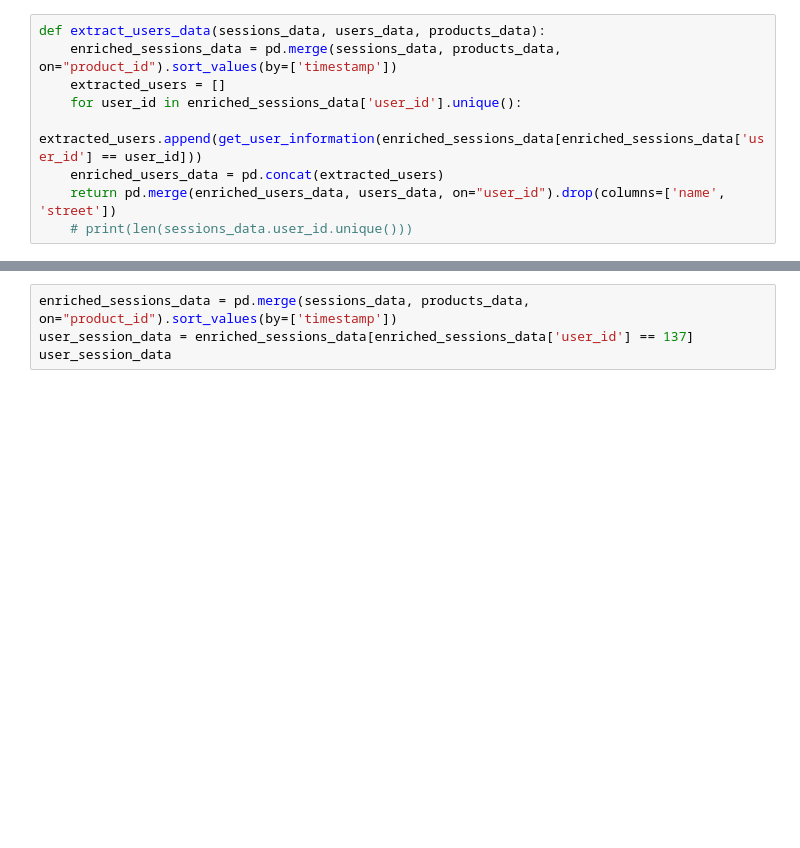
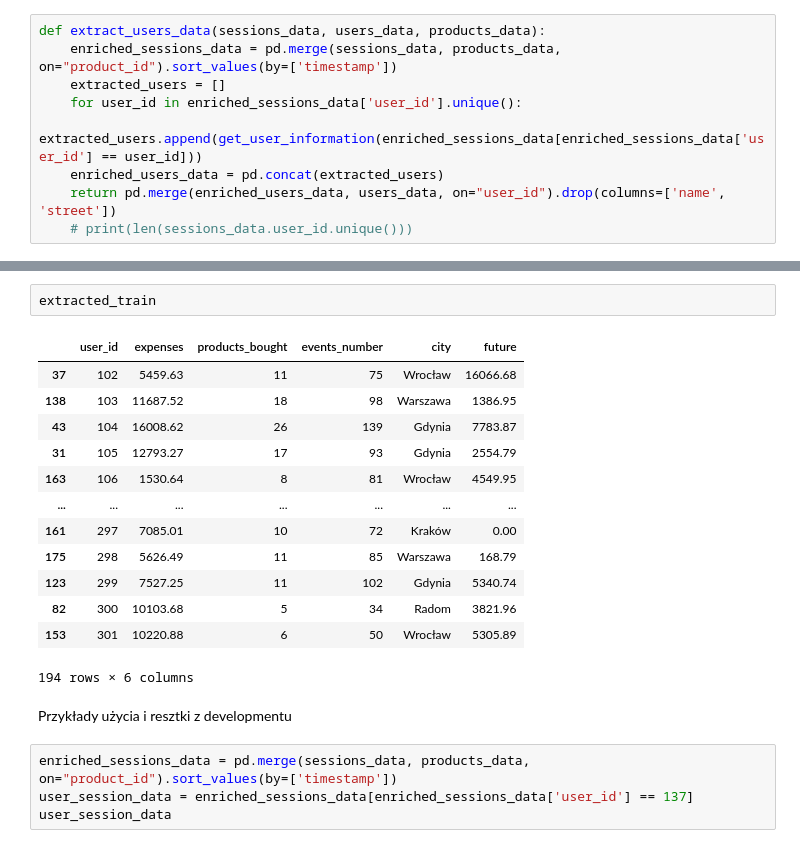
Before and after one commit to Robak132/IUM, a Jupyter notebook: notebooks/session_extraction.ipynb, the cells around one changed output, grey strips where cells are left out. Drawn from its saved outputs; the diff is of its cells as text; blank space fills up the shorter version.

```diff
--- a/notebooks/session_extraction.ipynb
+++ b/notebooks/session_extraction.ipynb
@@ -217,3 +267,21 @@ extract_users_data(sessions_data, users_data, products_data)
+# %%
+extracted_train
+# %% [output]
+|  | user_id | expenses | products_bought | events_number | city | future |
+| 37 | 102 | 5459.63 | 11 | 75 | Wrocław | 16066.68 |
+| 138 | 103 | 11687.52 | 18 | 98 | Warszawa | 1386.95 |
+| 43 | 104 | 16008.62 | 26 | 139 | Gdynia | 7783.87 |
+| 31 | 105 | 12793.27 | 17 | 93 | Gdynia | 2554.79 |
+| 163 | 106 | 1530.64 | 8 | 81 | Wrocław | 4549.95 |
+| ... | ... | ... | ... | ... | ... | ... |
+| 161 | 297 | 7085.01 | 10 | 72 | Kraków | 0.00 |
+| 175 | 298 | 5626.49 | 11 | 85 | Warszawa | 168.79 |
+| 123 | 299 | 7527.25 | 11 | 102 | Gdynia | 5340.74 |
+| 82 | 300 | 10103.68 | 5 | 34 | Radom | 3821.96 |
+| 153 | 301 | 10220.88 | 6 | 50 | Wrocław | 5305.89 |
+194 rows × 6 columns
+# %% [markdown]
+Przykłady użycia i resztki z developmentu
 # %%
 enriched_sessions_data = pd.merge(sessions_data, products_data, on="product_id").sort_values(by=['timestamp'])
 user_session_data = enriched_sessions_data[enriched_sessions_data['user_id'] == 137]
```
Also changed, not shown: parts of 18 cells of this notebook.
